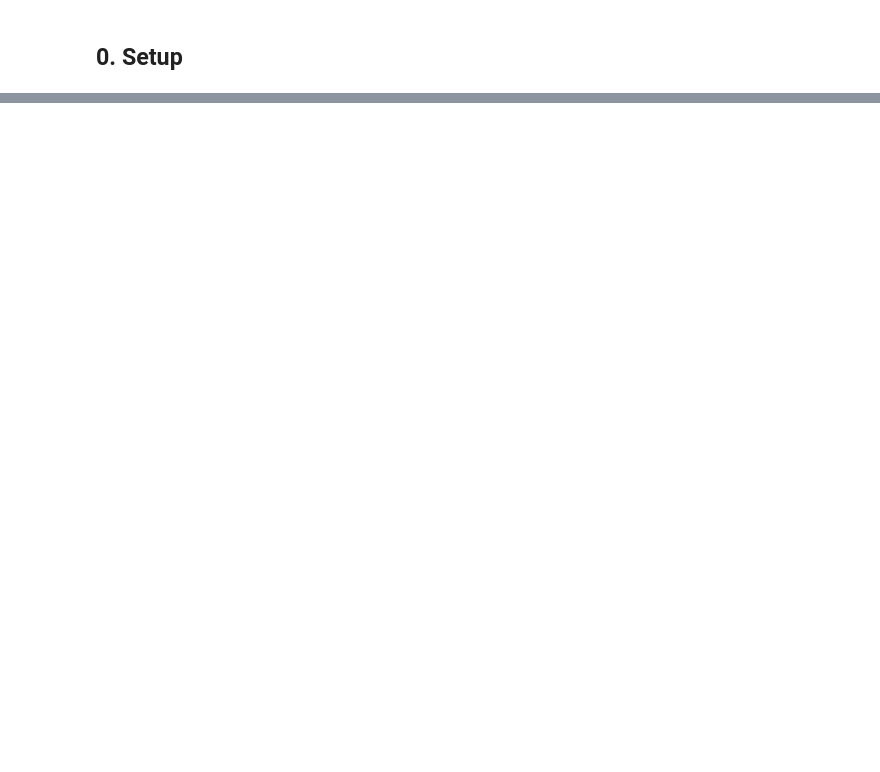
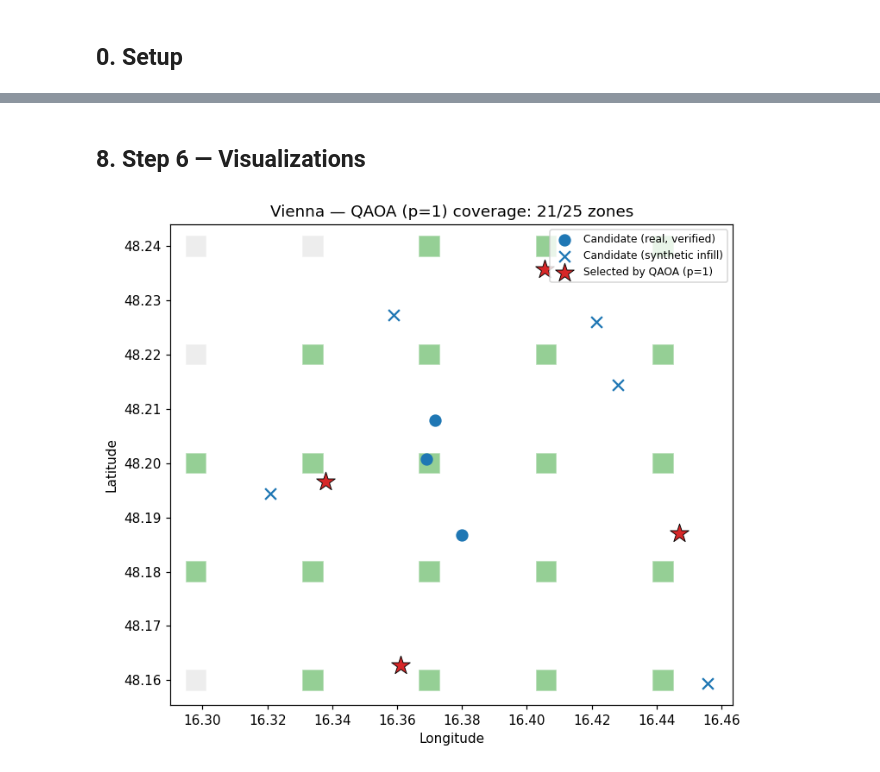
Before and after one commit to DevCisco/QuantumForecast, a Jupyter notebook: quantum_sensor_placement.ipynb, the cells around one changed output, grey strips where cells are left out. Cells and saved outputs as stored; diff of their text form; code cells hidden in the pictures; blank space fills up the shorter version.

```diff
--- a/quantum_sensor_placement.ipynb
+++ b/quantum_sensor_placement.ipynb
@@ -464,0 +283,19 @@ evitare scope creep):
+# %%
+def define_zones(bbox, n_side):
+    lat_min, lat_max, lon_min, lon_max = bbox
+    lat_edges = np.linspace(lat_min, lat_max, n_side + 1)
+    lon_edges = np.linspace(lon_min, lon_max, n_side + 1)
+    rows = []
+    for i in range(n_side):
+        for j in range(n_side):
+            rows.append({
+                'zone_id': f'z{i}_{j}',
+                'lat': (lat_edges[i] + lat_edges[i + 1]) / 2,
+                'lon': (lon_edges[j] + lon_edges[j + 1]) / 2,
+            })
+    return pd.DataFrame(rows)
+
+
+zones = define_zones(REGIONS[REGION]['bbox'], N_ZONES_SIDE)
+N_ZONES = len(zones)
+print(f"{N_STATIONS} candidate stations, {N_ZONES} zones to cover, budget k={K_STATIONS}")
@@ -464,0 +601,28 @@ evitare scope creep):
+# %% [markdown]
+## 8. Step 6 — Visualizations
+# %%
+best_reps = max(qaoa_results, key=lambda r: qaoa_results[r]['true_coverage'])
+sel_qaoa_best = qaoa_results[best_reps]['selected']
+zone_covered_by_qaoa = cov[sel_qaoa_best].sum(axis=0) > 0 if sel_qaoa_best else np.zeros(N_ZONES, dtype=bool)
+
+fig, ax = plt.subplots(figsize=(7, 6))
+ax.scatter(zones['lon'], zones['lat'], s=260, marker='s',
+           c=['#2ca02c' if c else '#dddddd' for c in zone_covered_by_qaoa],
+           alpha=0.5, edgecolors='white', linewidths=1, zorder=1)
+
+real_mask = is_real & ~stations.index.isin(sel_qaoa_best)
+synth_mask = (~is_real) & ~stations.index.isin(sel_qaoa_best)
+ax.scatter(stations.loc[real_mask, 'lon'], stations.loc[real_mask, 'lat'],
+           s=70, c='#1f77b4', marker='o', label='Candidate (real, verified)', zorder=2)
+ax.scatter(stations.loc[synth_mask, 'lon'], stations.loc[synth_mask, 'lat'],
+           s=70, c='#1f77b4', marker='x', label='Candidate (synthetic infill)', zorder=2)
+ax.scatter(stations['lon'].iloc[sel_qaoa_best], stations['lat'].iloc[sel_qaoa_best],
+           s=220, c='#d62728', marker='*', edgecolors='black', linewidths=0.6,
+           label=f'Selected by QAOA (p={best_reps})', zorder=3)
+ax.set_xlabel('Longitude'); ax.set_ylabel('Latitude')
+ax.set_title(f"{REGIONS[REGION]['display_name']} — QAOA (p={best_reps}) coverage: "
+             f"{qaoa_results[best_reps]['true_coverage']}/{N_ZONES} zones")
+ax.legend(loc='best', fontsize=8)
+plt.tight_layout(); plt.show()
+# %% [output]
+[figure, added]
```
Also changed, not shown: parts of 111 cells of this notebook, 1 other file.
